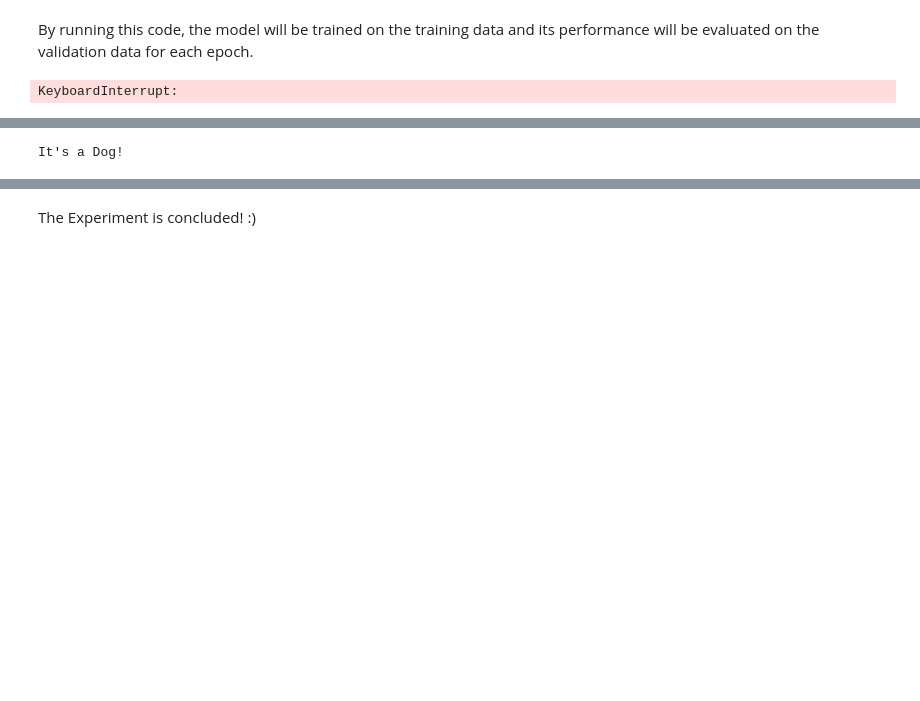
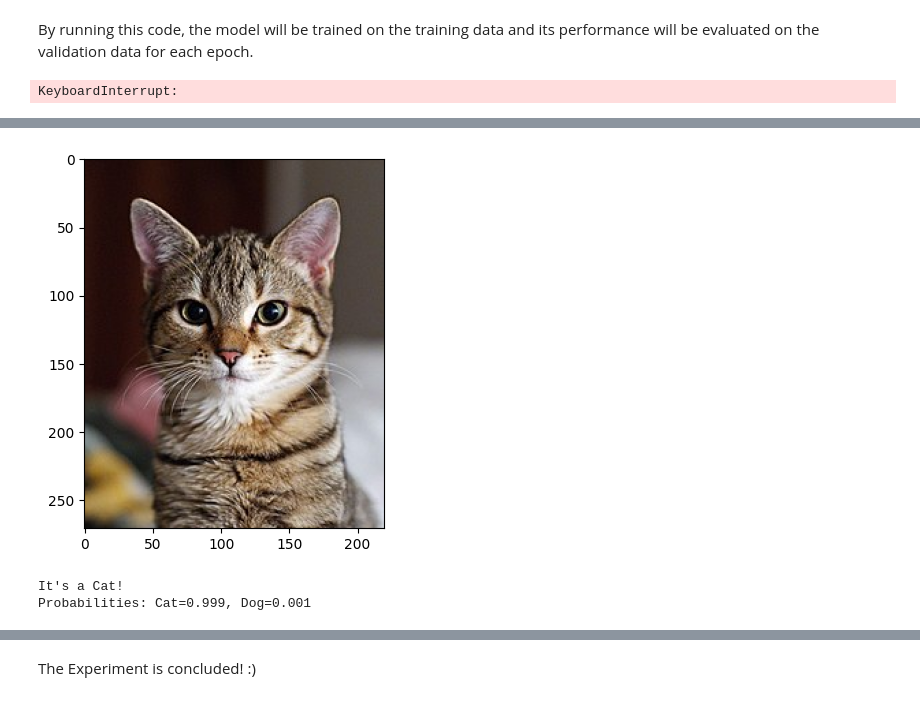
Before and after one commit to AndreaCorsini1/DataDrivenOptimization, a Jupyter notebook: FromFluffyToFurry.ipynb, the cells around one changed output, grey strips where cells are left out. Cells and saved outputs as stored; diff of their text form; code cells hidden in the pictures; blank space fills up the shorter version.

```diff
--- a/FromFluffyToFurry.ipynb
+++ b/FromFluffyToFurry.ipynb
@@ -542,10 +543,20 @@ plt.show()
 # %%
+# Plot
+name_file = "220px-Gatto_europeo4.jpg"
+img = mpimg.imread(name_file)
+plt.imshow(img)
+plt.show()
+
+# Predict
 img = Image.open(name_file)
 img = img.resize((224, 224))
 transform = get_val_transform()
 img = transform(img)
 img = torch.unsqueeze(img, 0)
 out = model(img.to(device))
-print("It's a",["Cat!", "Dog!"][out > 0.5])
+print("It's a", "Cat!" if out < 0.5 else "Dog!")
+print(f"Probabilities: Cat={1-out.item():.3f}, Dog={out.item():.3f}")
 # %% [output]
+[figure, added]
-It's a Dog!
+It's a Cat!
+Probabilities: Cat=0.999, Dog=0.001
```
Also changed, not shown: parts of 16 cells of this notebook, 1 other file.
